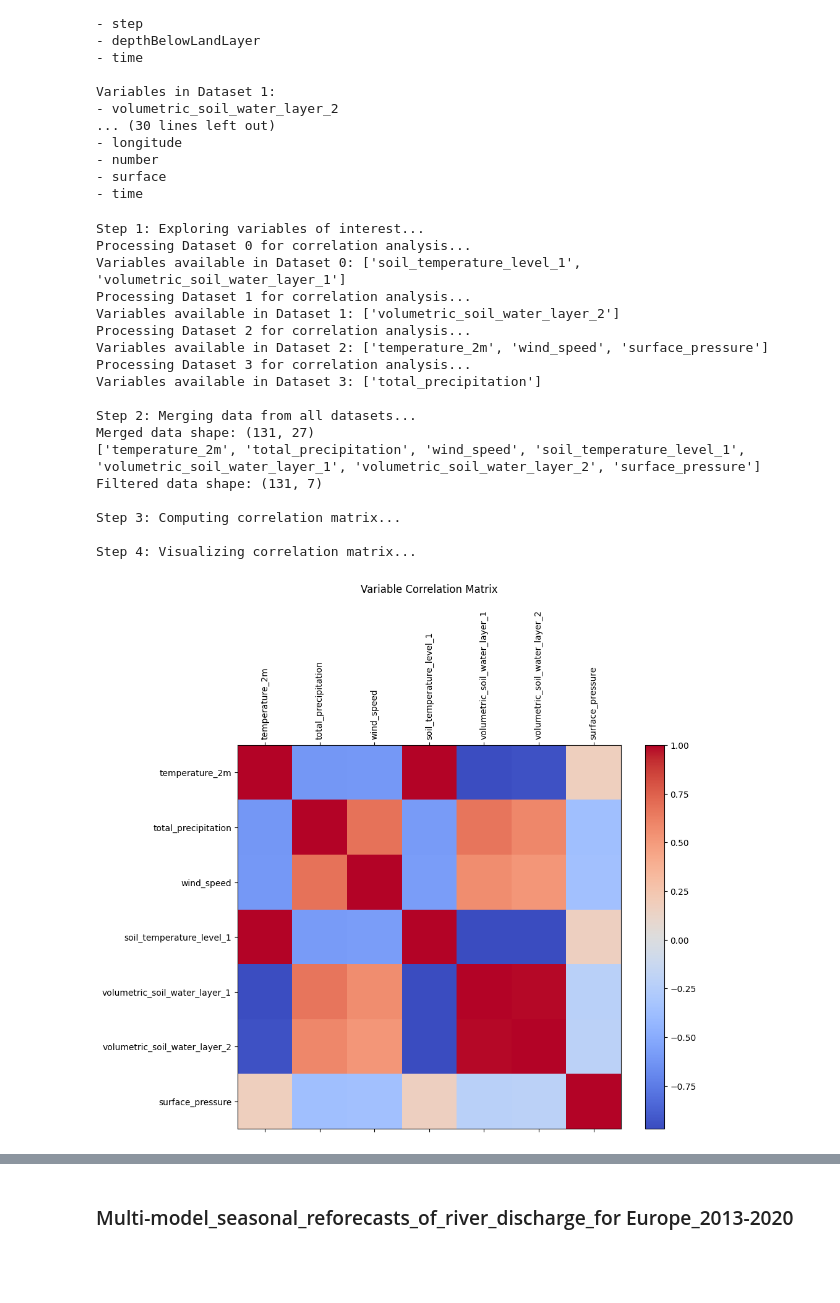
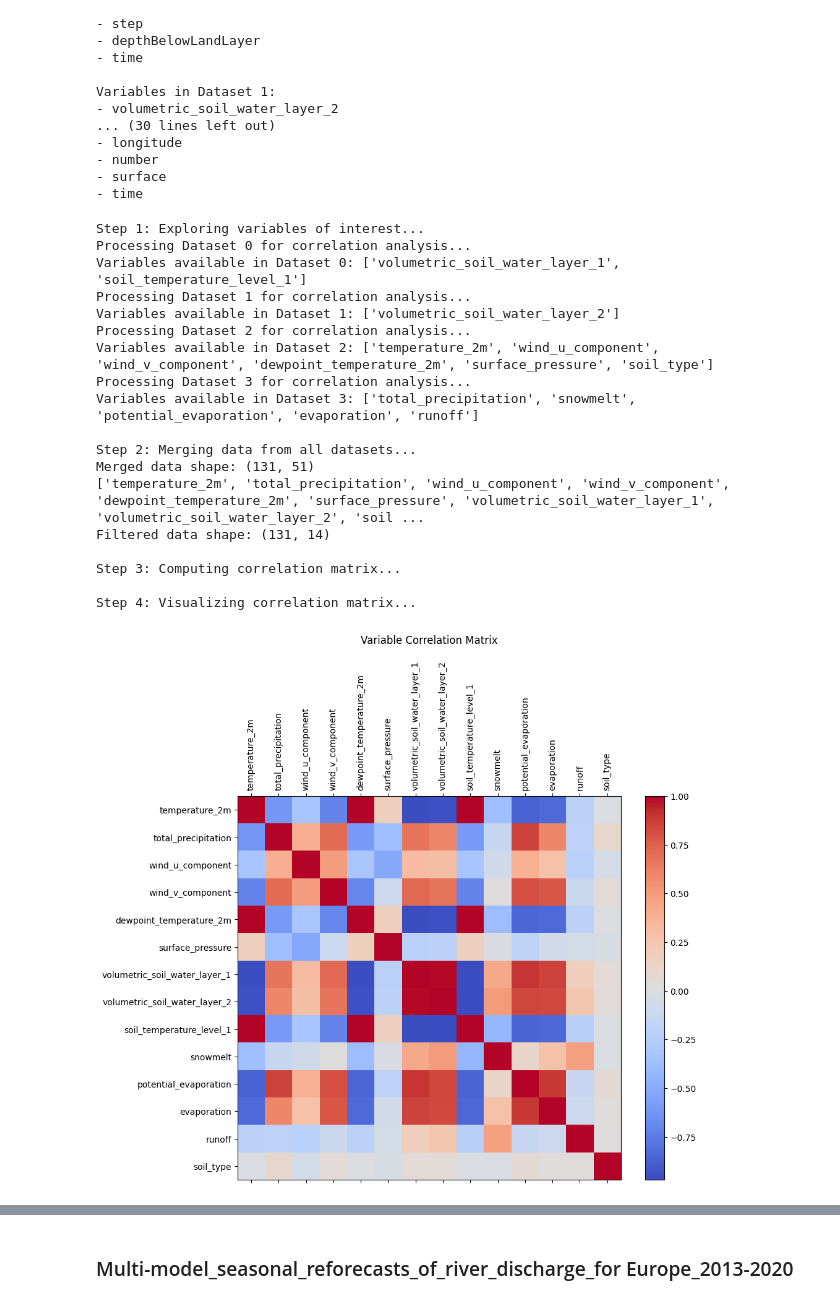
Before and after one commit to Yiannisap23015/Master_Thesis, a Jupyter notebook: LoadData.ipynb, the cells around one changed output, grey strips where cells are left out. Saved outputs shown, nothing was run; the diff lists cells and outputs as text; code cells hidden in the pictures; blank space fills up the shorter version.

```diff
--- a/LoadData.ipynb
+++ b/LoadData.ipynb
@@ -173,11 +195,18 @@ print("\nStep 1: Exploring variables of interest...")
 variables_of_interest = [
     "temperature_2m",
     "total_precipitation",
-    "wind_speed",
-    "soil_temperature_level_1",
+    "wind_u_component",
+    "wind_v_component",
+    "dewpoint_temperature_2m",
+    "surface_pressure",
     "volumetric_soil_water_layer_1",
     "volumetric_soil_water_layer_2",
-    "surface_pressure"
+    "soil_temperature_level_1",
+    "snowmelt",
+    "potential_evaporation",
+    "evaporation",
+    "runoff",
+    "soil_type"
 ]
 
 # Prepare a list to store DataFrames for correlation analysis
@@ -227,40 +256,40 @@ if data_frames:
     correlation_matrix = filtered_data.corr()
 
     # Step 4: Visualize Correlation Matrix
     print("\nStep 4: Visualizing correlation matrix...")
     plt.figure(figsize=(10, 8))
     plt.matshow(correlation_matrix, fignum=1, cmap="coolwarm")
     plt.colorbar()
     plt.xticks(range(len(correlation_matrix.columns)), correlation_matrix.columns, rotation=90)
     plt.yticks(range(len(correlation_matrix.index)), correlation_matrix.index)
     plt.title("Variable Correlation Matrix", pad=20)
     plt.show()
 
     # Print Correlation Matrix
     print("\nCorrelation Matrix:")
     print(correlation_matrix)
 else:
     print("\nNo valid data for correlation analysis.")
 # %% [output]
 Step 1: Exploring variables of interest...
 Processing Dataset 0 for correlation analysis...
-Variables available in Dataset 0: ['soil_temperature_level_1', 'volumetric_soil_water_layer_1']
+Variables available in Dataset 0: ['volumetric_soil_water_layer_1', 'soil_temperature_level_1']
 Processing Dataset 1 for correlation analysis...
 Variables available in Dataset 1: ['volumetric_soil_water_layer_2']
 Processing Dataset 2 for correlation analysis...
-Variables available in Dataset 2: ['temperature_2m', 'wind_speed', 'surface_pressure']
+Variables available in Dataset 2: ['temperature_2m', 'wind_u_component', 'wind_v_component', 'dewpoint_temperature_2m', 'surface_pressure', 'soil_type']
 Processing Dataset 3 for correlation analysis...
-Variables available in Dataset 3: ['total_precipitation']
+Variables available in Dataset 3: ['total_precipitation', 'snowmelt', 'potential_evaporation', 'evaporation', 'runoff']
 
 Step 2: Merging data from all datasets...
-Merged data shape: (131, 27)
-['temperature_2m', 'total_precipitation', 'wind_speed', 'soil_temperature_level_1', 'volumetric_soil_water_layer_1', 'volumetric_soil_water_layer_2', 'surface_pressure']
-Filtered data shape: (131, 7)
+Merged data shape: (131, 51)
+['temperature_2m', 'total_precipitation', 'wind_u_component', 'wind_v_component', 'dewpoint_temperature_2m', 'surface_pressure', 'volumetric_soil_water_layer_1', 'volumetric_soil_water_layer_2', 'soil ...
+Filtered data shape: (131, 14)
 
 Step 3: Computing correlation matrix...
 
 Step 4: Visualizing correlation matrix...
-[figure, old version]
+[figure, new version]
 Correlation Matrix:
                                temperature_2m  total_precipitation  \
 temperature_2m                       1.000000            -0.612703
```
Also changed, not shown: parts of 15 cells of this notebook.
